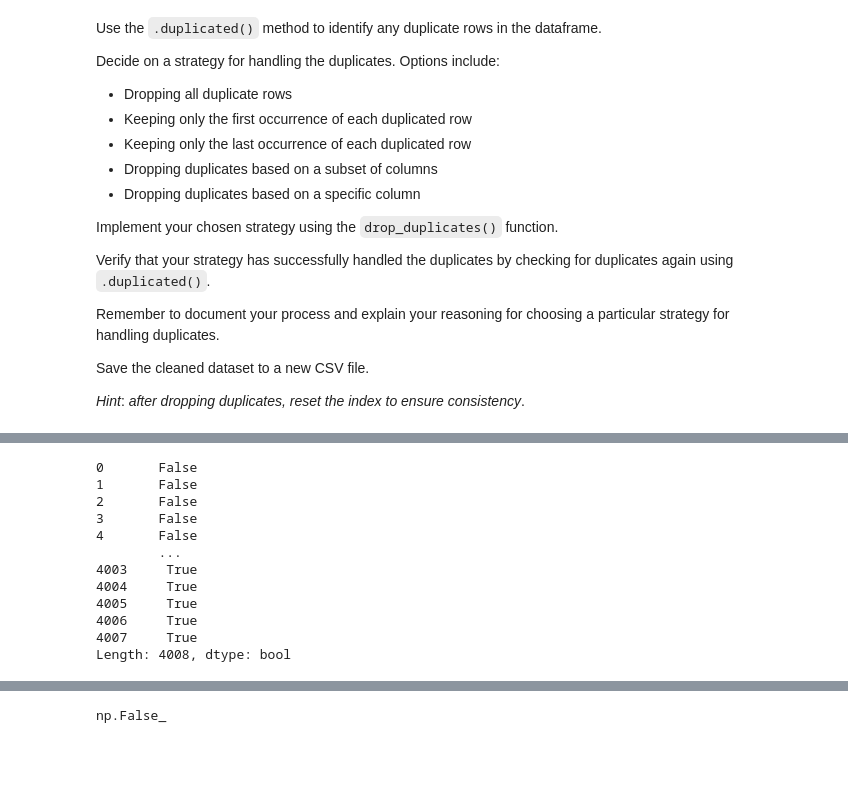
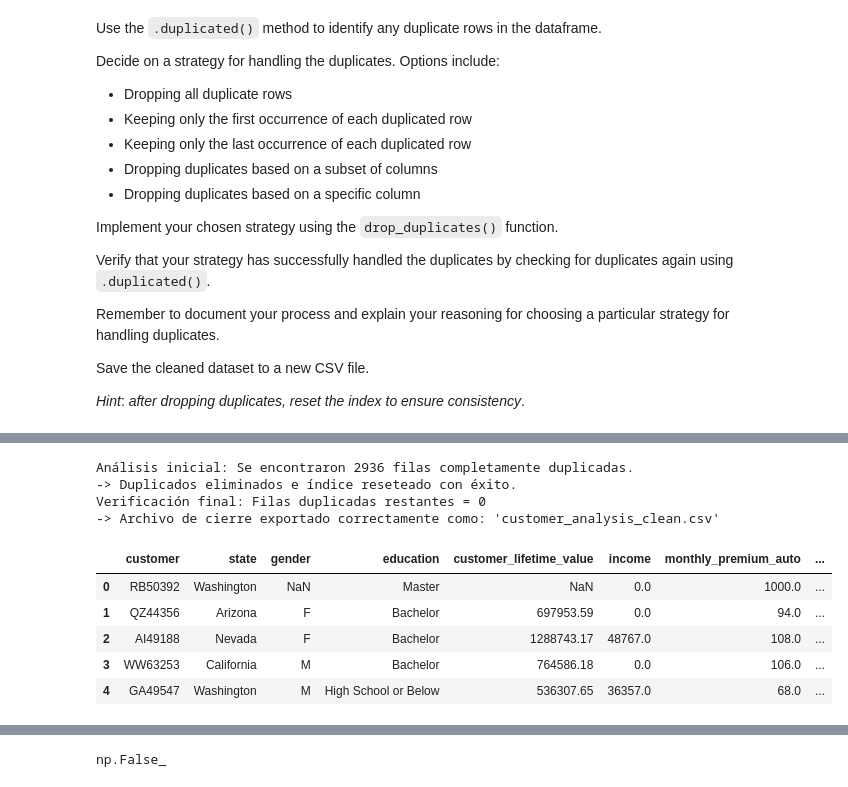
Before and after one commit to nailaikhenazenni-afk/lab-dw-data-cleaning-and-formatting, a Jupyter notebook: lab-dw-data-cleaning-and-formatting.ipynb, the cells around one changed output, grey strips where cells are left out. Cells and saved outputs as stored; diff of their text form; code cells hidden in the pictures; blank space fills up the shorter version.

```diff
--- a/lab-dw-data-cleaning-and-formatting.ipynb
+++ b/lab-dw-data-cleaning-and-formatting.ipynb
@@ -347,15 +313,55 @@ df.drop_duplicates()
 # %%
-df.duplicated()
+# ==============================================================================
+# PASO 1: Identificación y exploración de filas duplicadas
+# ==============================================================================
+# Usamos .duplicated() para contar cuántas filas exactas están repetidas
+total_duplicados = df.duplicated().sum()
+print(f"Análisis inicial: Se encontraron {total_duplicados} filas completamente duplicadas.")
+
+# ==============================================================================
+# PASO 2: Estrategia, eliminación persistente y reseteo de índice
+# ==============================================================================
+"""
+DOCUMENTACIÓN Y JUSTIFICACIÓN:
+Estrategia: Eliminación completa de registros duplicados manteniendo la primera ocurrencia (keep='first').
+Razonamiento: Cada fila representa una entidad única (cliente/póliza). Las filas idénticas en todas
+sus columnas son anomalías (errores de duplicación en la carga de datos). Mantenerlas sesgaría
+los análisis estadísticos (como medias y varianzas) al inflar artificialmente ciertos perfiles.
+"""
+
+# Eliminamos duplicados y REASIGNAMOS a 'df' para que el cambio sea persistente
+df = df.drop_duplicates(keep='first')
+
+# Reseteamos el índice para mantener la consistencia secuencial (0, 1, 2...) tras borrar filas
+# 'drop=True' evita que el índice desordenado viejo se convierta en una columna nueva
+df = df.reset_index(drop=True)
+print("-> Duplicados eliminados e índice reseteado con éxito.")
+
+# ==============================================================================
+# PASO 3: Verificación del éxito del proceso
+# ==============================================================================
+# Comprobamos de nuevo con .duplicated() para asegurar que el contador baje a 0
+duplicados_post = df.duplicated().sum()
+print(f"Verificación final: Filas duplicadas restantes = {duplicados_post}")
+
+# ==============================================================================
+# PASO 4: Guardado del dataset limpio en un nuevo archivo CSV
+# ==============================================================================
+# Exportamos a CSV usando index=False para no añadir una columna de índices innecesaria
+archivo_salida = 'customer_analysis_clean.csv'
+df.to_csv(archivo_salida, index=False)
+print(f"-> Archivo de cierre exportado correctamente como: '{archivo_salida}'")
+
+# Visualización de control
+df.head()
 # %% [output]
-0       False
-1       False
-2       False
-3       False
-4       False
-        ...
-4003     True
-4004     True
-4005     True
-4006     True
-4007     True
-Length: 4008, dtype: bool
+Análisis inicial: Se encontraron 2936 filas completamente duplicadas.
+-> Duplicados eliminados e índice reseteado con éxito.
+Verificación final: Filas duplicadas restantes = 0
+-> Archivo de cierre exportado correctamente como: 'customer_analysis_clean.csv'
+|  | customer | state | gender | education | customer_lifetime_value | income | monthly_premium_auto | ... |
+| 0 | RB50392 | Washington | NaN | Master | NaN | 0.0 | 1000.0 | ... |
+| 1 | QZ44356 | Arizona | F | Bachelor | 697953.59 | 0.0 | 94.0 | ... |
+| 2 | AI49188 | Nevada | F | Bachelor | 1288743.17 | 48767.0 | 108.0 | ... |
+| 3 | WW63253 | California | M | Bachelor | 764586.18 | 0.0 | 106.0 | ... |
+| 4 | GA49547 | Washington | M | High School or Below | 536307.65 | 36357.0 | 68.0 | ... |
```
Also changed, not shown: parts of 14 cells of this notebook, 2 other files.
